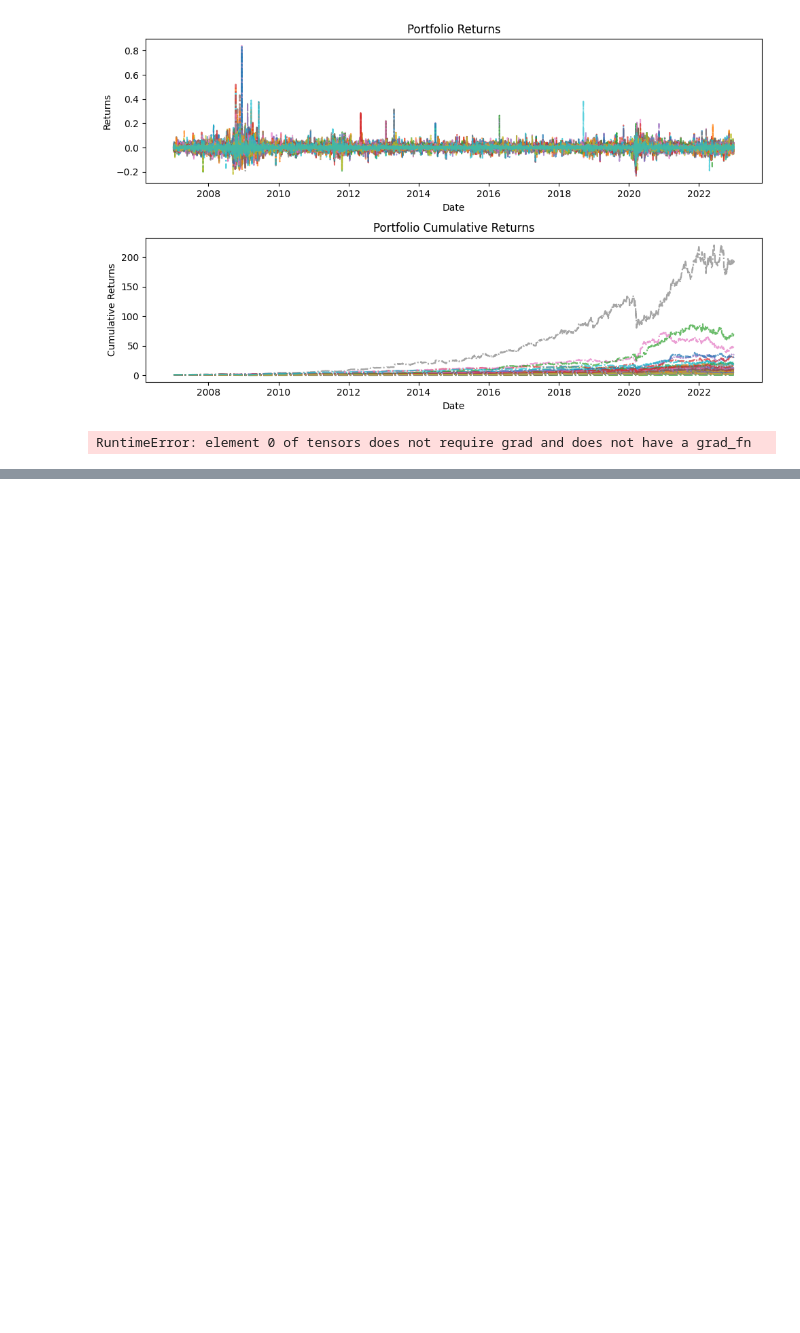
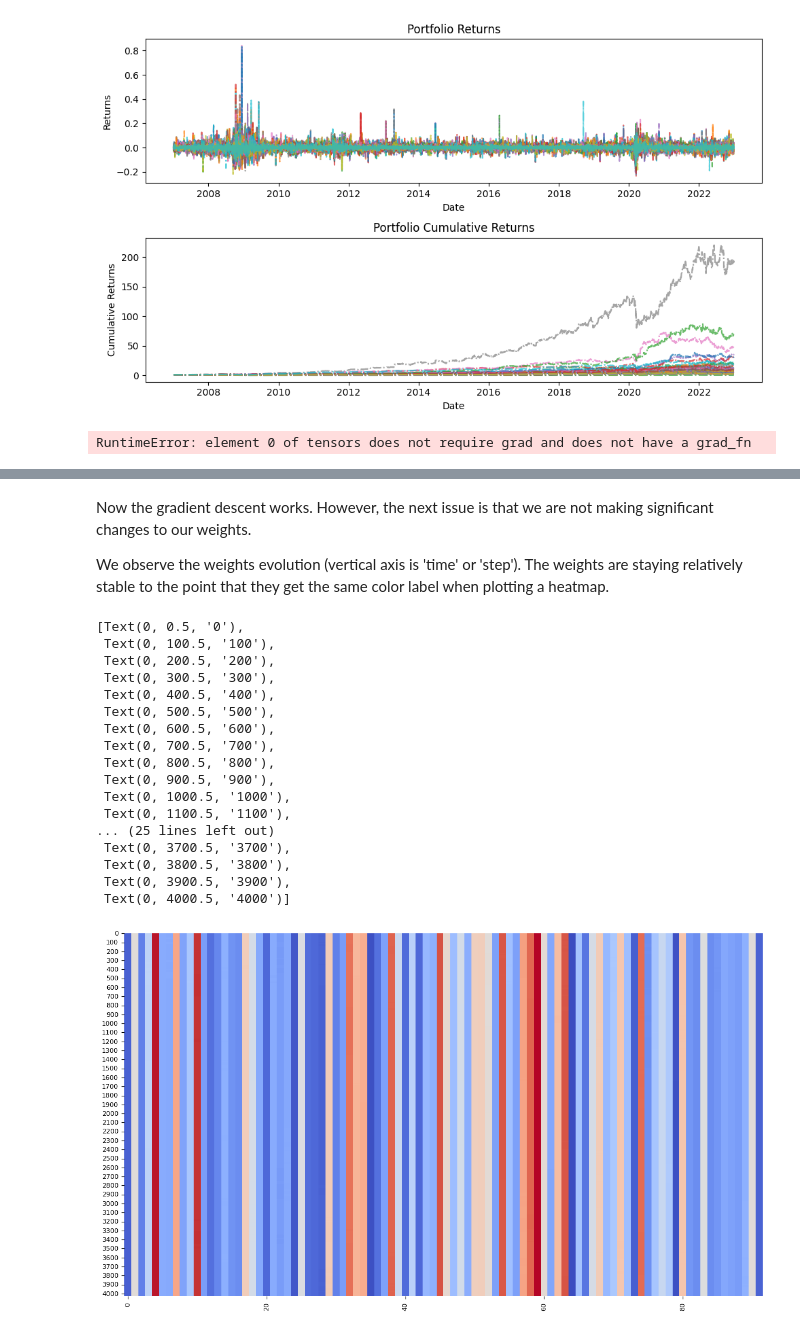
Before and after one commit to dhruv575/PRISM, a Jupyter notebook: notebooks/Online_Gradient_Descent - Week 11 Notebook.ipynb, the cells around one changed output, grey strips where cells are left out. Drawn from its saved outputs; the diff is of its cells as text; code cells hidden in the pictures; blank space fills up the shorter version.

```diff
--- a/notebooks/Online_Gradient_Descent - Week 11 Notebook.ipynb
+++ b/notebooks/Online_Gradient_Descent - Week 11 Notebook.ipynb
@@ -465,0 +584,36 @@ RuntimeError: element 0 of tensors does not require grad and does not have a gra
+# %% [markdown]
+Now the gradient descent works. However, the next issue is that we are not making significant changes to our weights.
+
+We observe the weights evolution (vertical axis is 'time' or 'step'). The weights are staying relatively stable to the point that they get the same color label when plotting a heatmap.
+# %%
+fig, ax = plt.subplots(1, 1, figsize = (14, 8))
+sns.heatmap(
+    weights_log,
+    cmap='coolwarm',
+    cbar=False,
+    xticklabels=20,
+    yticklabels=100,
+    ax = ax
+)
+
+ax.set_xticklabels(ax.get_xticklabels(), rotation=90, ha='center', fontsize=8)
+ax.set_yticklabels(ax.get_yticklabels(), rotation=0, fontsize=8)
+# %% [output]
+[Text(0, 0.5, '0'),
+ Text(0, 100.5, '100'),
+ Text(0, 200.5, '200'),
+ Text(0, 300.5, '300'),
+ Text(0, 400.5, '400'),
+ Text(0, 500.5, '500'),
+ Text(0, 600.5, '600'),
+ Text(0, 700.5, '700'),
+ Text(0, 800.5, '800'),
+ Text(0, 900.5, '900'),
+ Text(0, 1000.5, '1000'),
+ Text(0, 1100.5, '1100'),
+... (25 lines left out)
+ Text(0, 3700.5, '3700'),
+ Text(0, 3800.5, '3800'),
+ Text(0, 3900.5, '3900'),
+ Text(0, 4000.5, '4000')]
+[figure, added]
```
Also changed, not shown: parts of 20 cells of this notebook.
